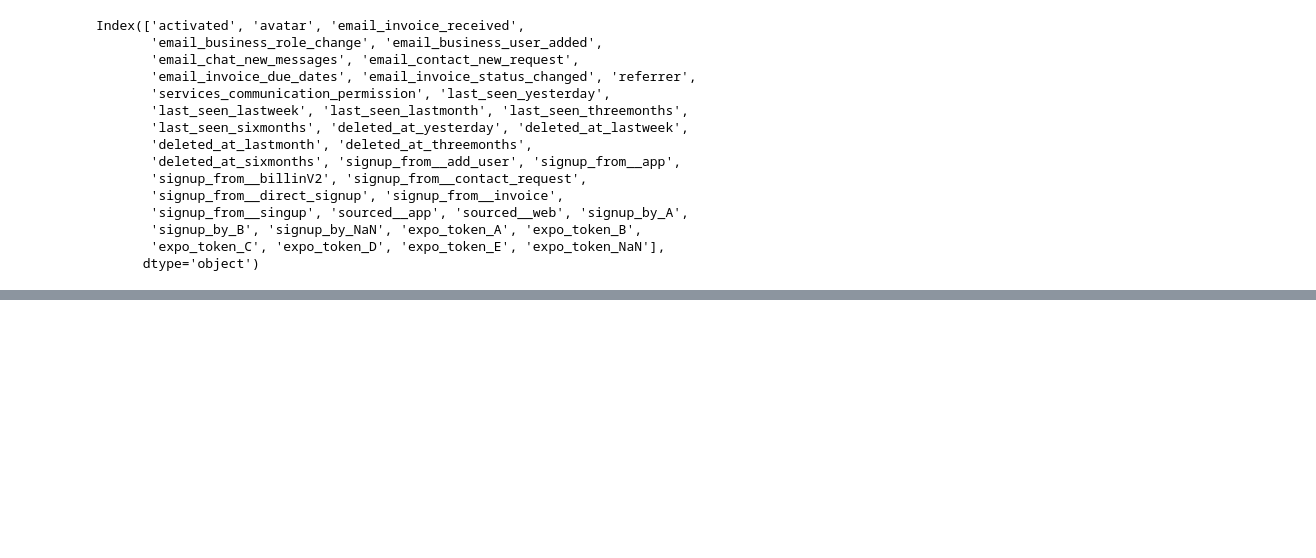
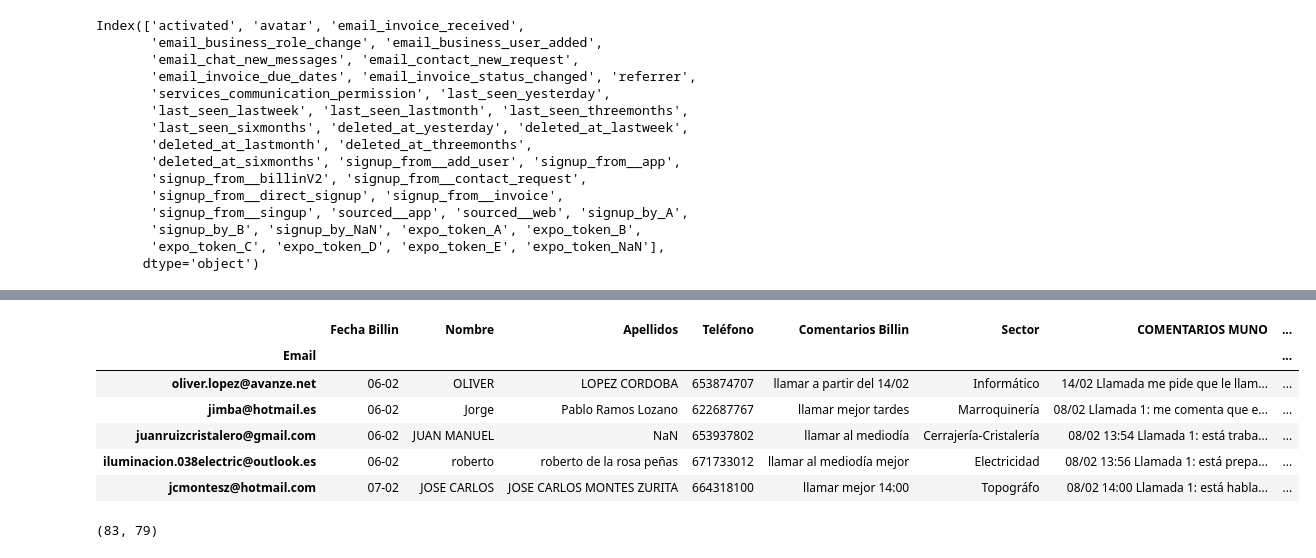
Before and after one commit to joaquinbejarbillin/Users_clustering, a Jupyter notebook: Anomaly detection UsersDB.ipynb, the cells around one changed output, grey strips where cells are left out. Cells and saved outputs as stored; diff of their text form; code cells hidden in the pictures; blank space fills up the shorter version.

```diff
--- a/Anomaly detection UsersDB.ipynb
+++ b/Anomaly detection UsersDB.ipynb
@@ -507,2 +535,17 @@ _ = sns.pairplot(sampledf3pca, size=4, hue='Cluster')
+# %%
+dfMuno = pd.read_csv('https://docs.google.com/spreadsheets/d/' +
+                   '1TlAj8XZCoC57WQSVub45TLpuJpI2aSrgYJhIGTHRS-s' +
+                   '/export?gid=0&format=csv',
+                   # Set first column as rownames in data frame
+                   index_col=1, header=1
+                  )
 # %%
-temp.head()
+dfMuno.head()
+# %% [output]
+|  | Fecha Billin | Nombre | Apellidos | Teléfono | Comentarios Billin | Sector | COMENTARIOS MUNO | ... |
+| Email |  |  |  |  |  |  |  | ... |
+| oliver.lopez@avanze.net | 06-02 | OLIVER | LOPEZ CORDOBA | 653874707 | llamar a partir del 14/02 | Informático | 14/02 Llamada me pide que le llam... | ... |
+| jimba@hotmail.es | 06-02 | Jorge | Pablo Ramos Lozano | 622687767 | llamar mejor tardes | Marroquinería | 08/02 Llamada 1: me comenta que e... | ... |
+| juanruizcristalero@gmail.com | 06-02 | JUAN MANUEL | NaN | 653937802 | llamar al mediodía | Cerrajería-Cristalería | 08/02 13:54 Llamada 1: está traba... | ... |
+| iluminacion.038electric@outlook.es | 06-02 | roberto | roberto de la rosa peñas | 671733012 | llamar al mediodía mejor | Electricidad | 08/02 13:56 Llamada 1: está prepa... | ... |
+| jcmontesz@hotmail.com | 07-02 | JOSE CARLOS | JOSE CARLOS MONTES ZURITA | 664318100 | llamar mejor 14:00 | Topográfo | 08/02 14:00 Llamada 1: está habla... | ... |
@@ -508,0 +554,4 @@ temp.head()
+# %%
+tmp[~tmp.Nombre.isnull() ].shape
+# %% [output]
+(83, 79)
```
Also changed, not shown: parts of 22 cells of this notebook, 10 other files.
